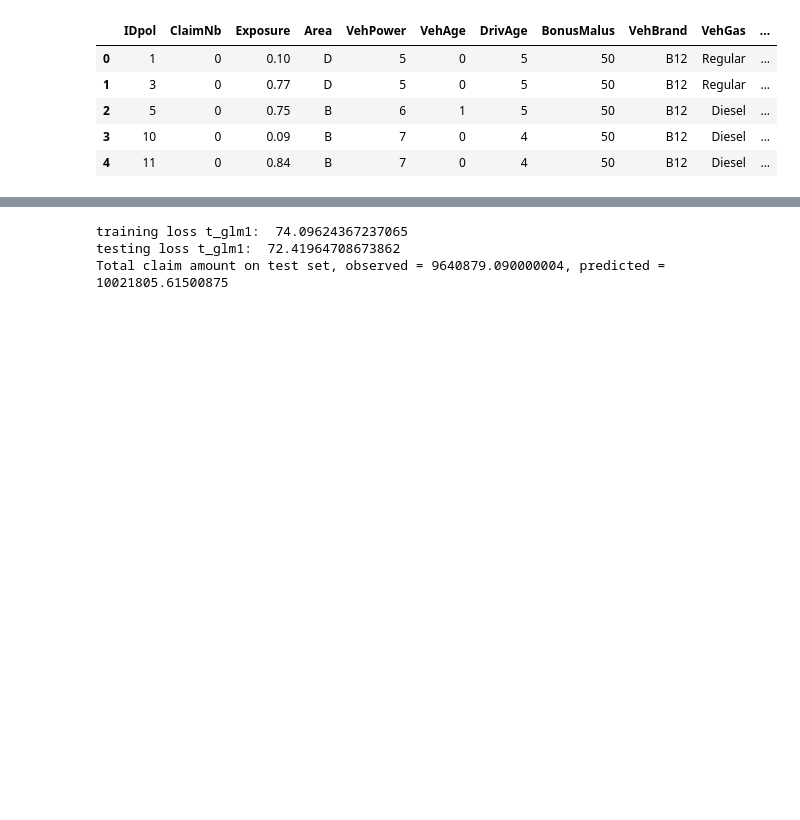
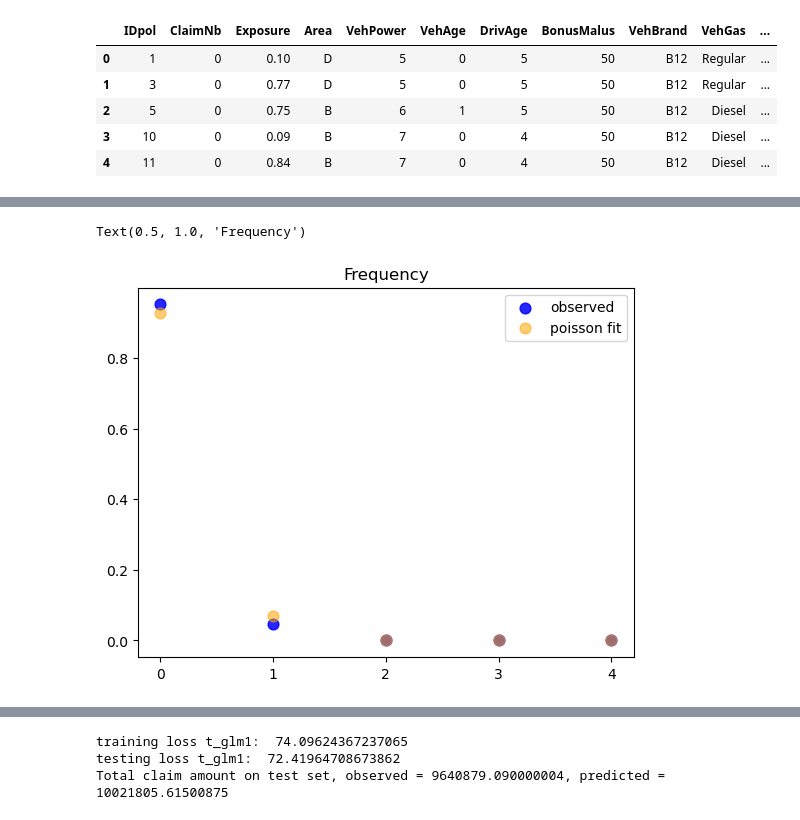
Before and after one commit to sajid-ahmed1/ps3_claims, a Jupyter notebook: analyses/ps3_script.ipynb, the cells around one changed output, grey strips where cells are left out. Cells and saved outputs as stored; diff of their text form; code cells hidden in the pictures; blank space fills up the shorter version.

```diff
--- a/analyses/ps3_script.ipynb
+++ b/analyses/ps3_script.ipynb
@@ -27,0 +35,17 @@ df.head()
+# %%
+df_plot = (
+    df.loc[:, ['ClaimNb', 'Exposure']].groupby('ClaimNb').sum()
+      .assign(Frequency_Observed = lambda x: x.Exposure / df['Exposure'].sum())
+)
+
+mean = df['ClaimNb'].sum() / df['Exposure'].sum()
+
+x = range(5)
+plt.scatter(x, df_plot['Frequency_Observed'].values, color="blue", alpha=0.85, s=60, label="observed")
+plt.scatter(x, scipy.stats.poisson.pmf(x, mean), color="orange", alpha=0.55, s=60, label="poisson fit")
+plt.xticks(x)
+plt.legend()
+plt.title("Frequency")
+# %% [output]
+Text(0.5, 1.0, 'Frequency')
+[figure, added]
```
Also changed, not shown: parts of 6 cells of this notebook.
